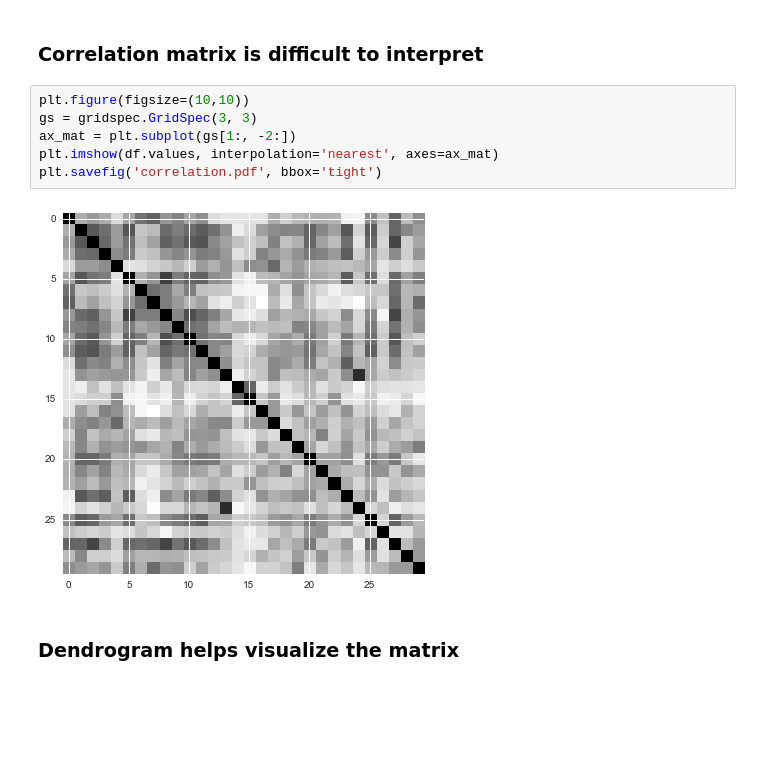
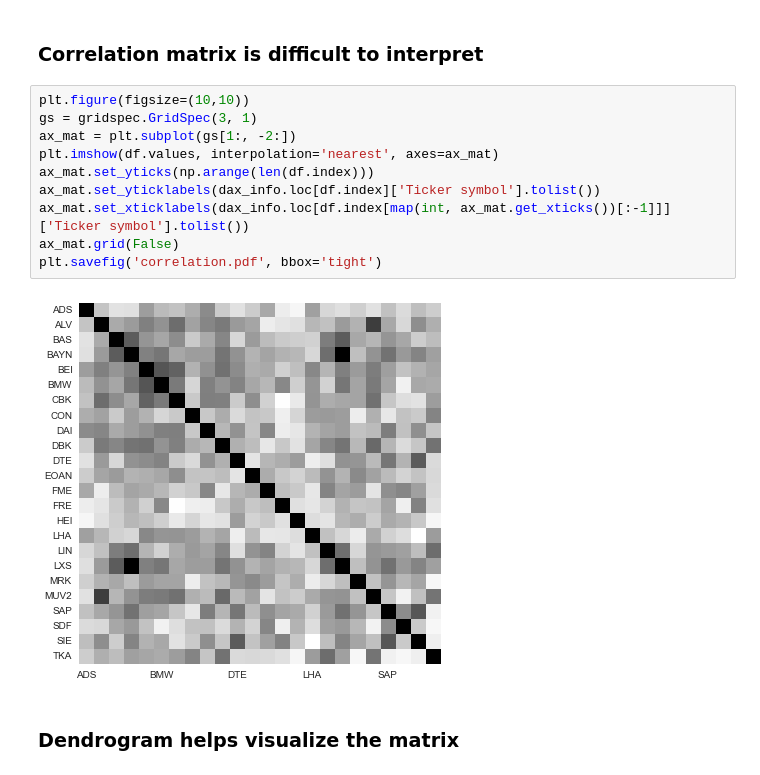
Before and after one commit to mvaz/PyData2014-Berlin, a Jupyter notebook: 3 - DAX30 Network.ipynb, the cells around one changed output. Drawn from its saved outputs; the diff is of its cells as text; blank space fills up the shorter version.

```diff
--- a/DAX30 Network.ipynb
+++ b/3 - DAX30 Network.ipynb
@@ -57,12 +57,16 @@ dax_info.set_index('Symbol', inplace=True)
 ### Correlation matrix is difficult to interpret
 # %%
 plt.figure(figsize=(10,10))
-gs = gridspec.GridSpec(3, 3)
+gs = gridspec.GridSpec(3, 1)
 ax_mat = plt.subplot(gs[1:, -2:])
 plt.imshow(df.values, interpolation='nearest', axes=ax_mat)
+ax_mat.set_yticks(np.arange(len(df.index)))
+ax_mat.set_yticklabels(dax_info.loc[df.index]['Ticker symbol'].tolist())
+ax_mat.set_xticklabels(dax_info.loc[df.index[map(int, ax_mat.get_xticks())[:-1]]]['Ticker symbol'].tolist())
+ax_mat.grid(False)
 plt.savefig('correlation.pdf', bbox='tight')
 # %% [output]
-[figure, old version]
+[figure, new version]
 # %% [markdown]
 ### Dendrogram helps visualize the matrix
 # %%
```
Also changed, not shown: parts of 22 cells of this notebook, 5 other files.
